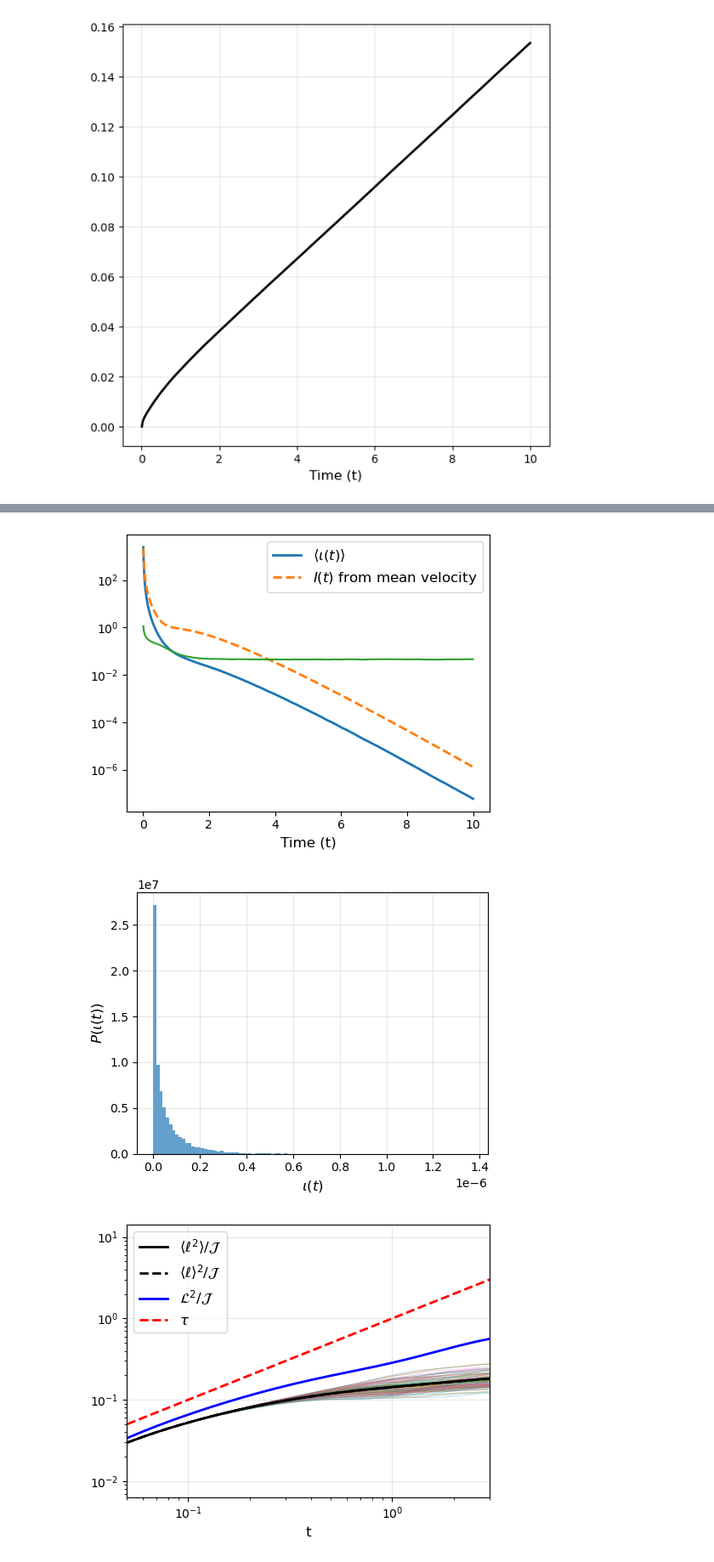
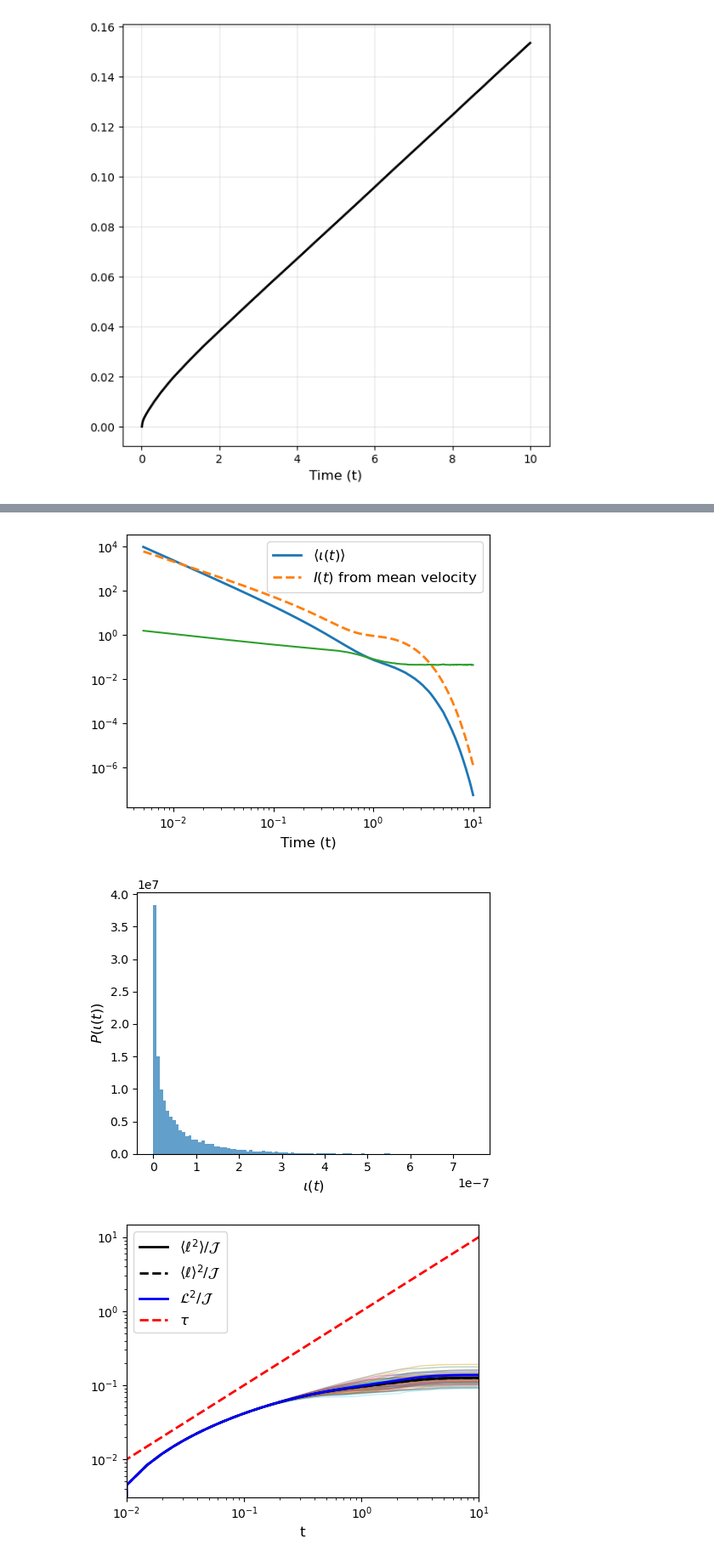
Before and after one commit to pedrobmelop/stochastic_speed_limits, a Jupyter notebook: SFI_Langevin.ipynb, the cells around one changed output, grey strips where cells are left out. Shown: that part at 85% size. Saved outputs shown, nothing was run; the diff lists cells and outputs as text; code cells hidden in the pictures.

```diff
--- a/SFI_Langevin.ipynb
+++ b/SFI_Langevin.ipynb
@@ -1206,13 +1206,14 @@ def run_simulations(num_simulations, num_steps, dt, gamma, F0, tau, k, T):
 
     # Compute mean quantities
     for j in range(num_steps):
-        # Weighted mean for iota
+    #    # Weighted mean for iota
         iota_values = iota_all_times[:, j]
-        hist, bin_edges = np.histogram(iota_values, bins=120, density=True)
+        hist, bin_edges = np.histogram(iota_values, bins=50, density=True)
         bin_centers = (bin_edges[:-1] + bin_edges[1:]) / 2
         mean_iota_over_time[j] = np.sum(bin_centers * hist) * (bin_edges[1] - bin_edges[0])
 
     # Compute other statistics
+    #mean_iota_over_time = np.mean(iota_all_times, axis=0)
     mean_x_over_time = np.mean(positions_all_times, axis=0)
     mean_x_derivative_over_time = np.mean(x_derivative_all_times, axis=0)
     variance_x_over_time = np.var(positions_all_times, axis=0)
@@ -1249,11 +1250,13 @@ def plot_results(t, mean_iota, mean_I, iota_all, I_all, length, deviation,
     plt.plot(t, mean_I, label=r'$I(t)$ from mean velocity', linestyle='--', linewidth=2)
     plt.plot(t, mean_iota/mean_I)
     plt.yscale('log')
+    plt.xscale('log')
     plt.xlabel('Time (t)', fontsize=12)
     #plt.ylabel('Value', fontsize=12)
     #plt.title(r'Average $\iota(t)$ and $I(t)$ from mean velocity', fontsize=14)
     plt.legend(fontsize=12)
     #plt.grid(True, alpha=0.3)
+    #plt.ylim([0,10])
     plt.savefig('avgs.pdf', dpi=700)
     plt.tight_layout()
 
@@ -1264,7 +1267,7 @@ def plot_results(t, mean_iota, mean_I, iota_all, I_all, length, deviation,
     plt.xlabel(r'$\iota(t)$', fontsize=12)
     plt.ylabel(r'$P(\iota(t))$', fontsize=12)
     #plt.title(r'Distribution of $\iota(t)$ at t = {:.3f}'.format(t[specific_time_index]), fontsize=14)
-    plt.grid(True, alpha=0.3)
+    #plt.grid(True, alpha=0.3)
     plt.savefig('histogram_at_time.pdf', dpi=700)
     plt.tight_layout()
 
@@ -1280,7 +1283,7 @@ def plot_results(t, mean_iota, mean_I, iota_all, I_all, length, deviation,
     # Plot mean ratios
     mean_ratio = np.mean(lengths_all**2 / (deviations_all + 1e-10), axis=0)
     mean2_ratio = np.mean(lengths_all,axis=0)**2 / np.mean(deviations_all + 1e-10,axis=0)
-    mean_ratio_I = length_I**2 / (deviation_I + 1e-10)
+    mean_ratio_I = length**2 / (deviation + 1e-10)
 
     plt.plot(t, mean_ratio, 'k-', linewidth=2, label=r'$\langle \ell^2\rangle/\mathcal{J}$')
     plt.plot(t, mean2_ratio, 'k--', linewidth=2, label=r'$\langle \ell\rangle^2/\mathcal{J}$')
@@ -1288,19 +1291,19 @@ def plot_results(t, mean_iota, mean_I, iota_all, I_all, length, deviation,
     plt.plot(t, t, 'r--', linewidth=2, label=r'$\tau$')
     plt.yscale('log')
     plt.xscale('log')
-    plt.xlim([5*(10**(-2)),3])
+    plt.xlim([10**(-2),10])
     plt.xlabel('t', fontsize=12)
     #plt.title(r'$\mathrm{Length}^2 / \mathrm{Deviation}$', fontsize=14)
     plt.legend(fontsize=12)
-    plt.grid(True, alpha=0.3)
+    #plt.grid(True, alpha=0.3)
     plt.tight_layout()
     plt.savefig('ratios_comparison.pdf', dpi=700)
     plt.show()
 
 if __name__ == "__main__":
     # Parameters
-    num_steps = 1000
-    dt = 0.01
+    num_steps = 2000
+    dt = 0.005
     gamma = 0.999
     k = 1.0
     T = 1.0
@@ -1311,33 +1314,33 @@ if __name__ == "__main__":
     print(f"Starting {num_simulations} Langevin simulations...")
 
     # Run simulations
     results = run_simulations(num_simulations, num_steps, dt, gamma, F0, tau, k, T)
     (t, mean_iota, mean_I, iota_all, I_all, length, deviation,
      length_I, deviation_I, lengths_all, deviations_all,
      mean_x_derivative) = results  # Unpack the additional return value
 
     # Save derivative data
     save_derivative_data("average_derivative.dat", t, mean_x_derivative)
 
     # Choose time for histogram
     specific_time_index = int(num_steps-1)
 
     # Plot results
     plot_results(t, mean_iota, mean_I, iota_all, I_all, length, deviation,
                 length_I, deviation_I, specific_time_index, lengths_all, deviations_all)
 # %% [output]
 Starting 10000 Langevin simulations...
 Completed 0/10000 simulations
 Completed 1000/10000 simulations
 Completed 2000/10000 simulations
 Completed 3000/10000 simulations
 Completed 4000/10000 simulations
 Completed 5000/10000 simulations
 Completed 6000/10000 simulations
 Completed 7000/10000 simulations
 Completed 8000/10000 simulations
 Completed 9000/10000 simulations
 Saved derivative data to average_derivative.dat
-[figure, old version]
+[figure, new version]
-[figure, old version]
+[figure, new version]
-[figure, old version]
+[figure, new version]
```
Also changed, not shown: parts of 1 cell of this notebook, 3 other files.
